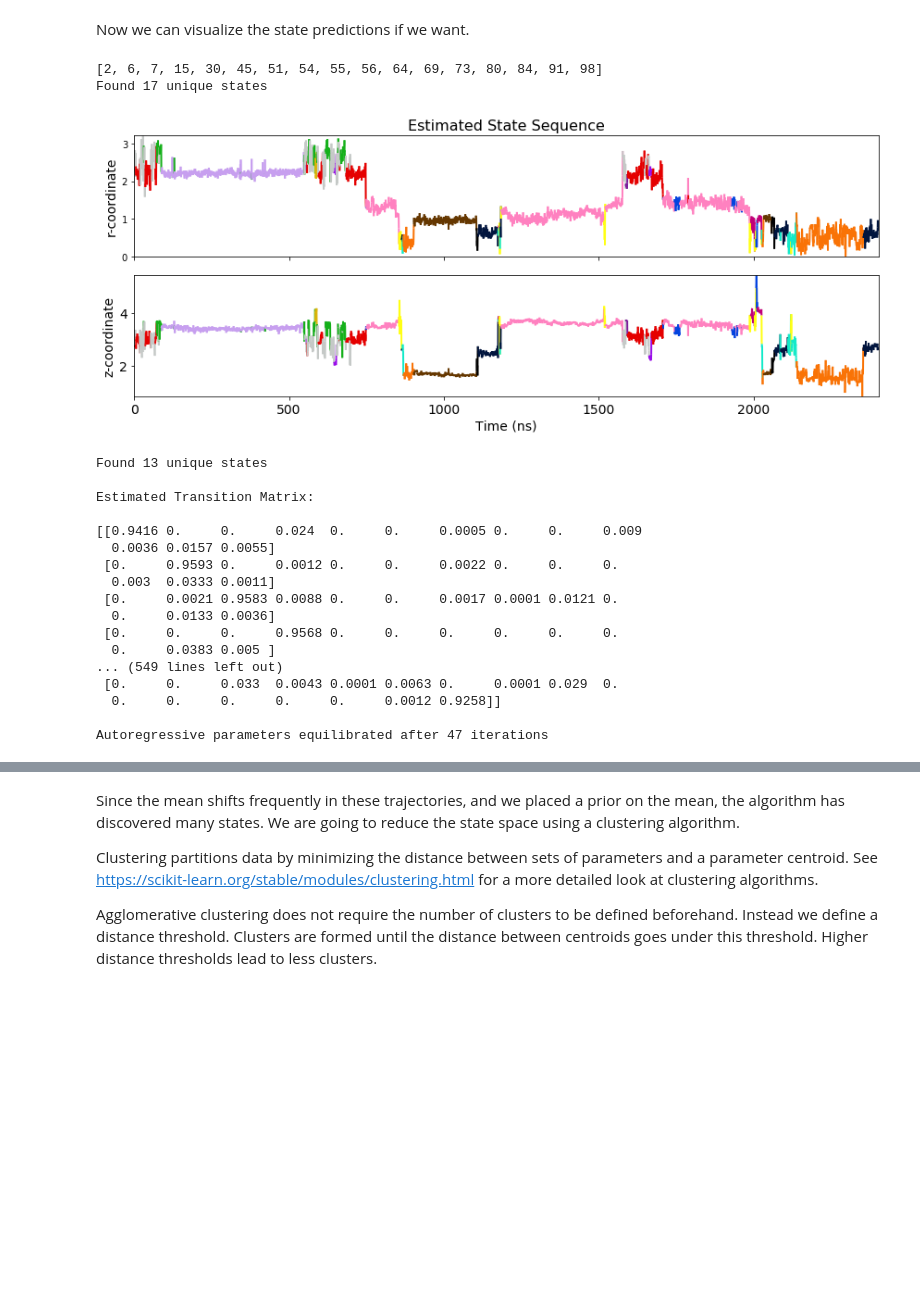
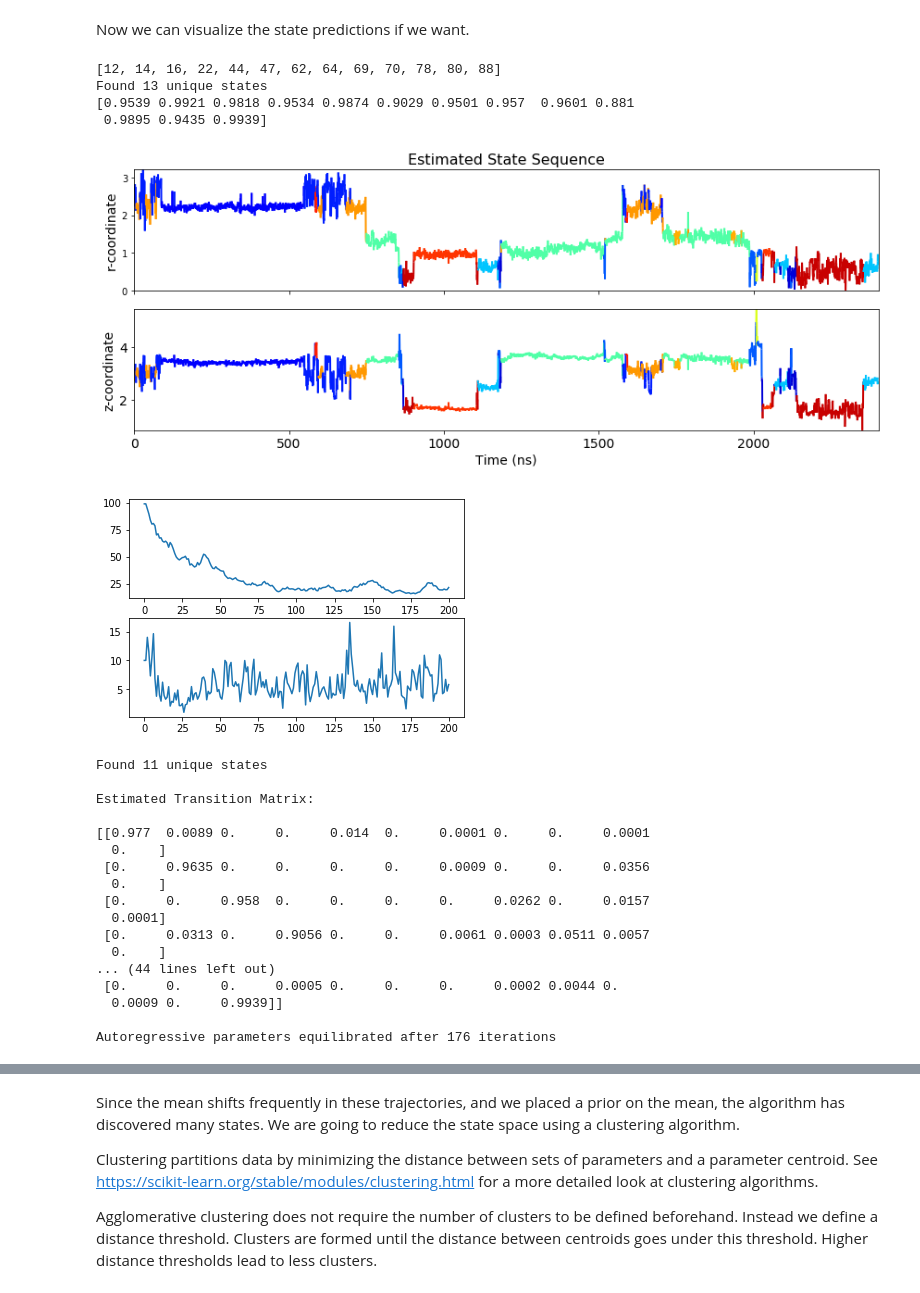
Before and after one commit to bencoscia/hdphmm, a Jupyter notebook: notebooks/Generating Stochastic Trajectory Realizations.ipynb, the cells around one changed output, grey strips where cells are left out. Saved outputs shown, nothing was run; the diff lists cells and outputs as text; code cells hidden in the pictures; blank space fills up the shorter version.

```diff
--- a/notebooks/Generating Stochastic Trajectory Realizations.ipynb
+++ b/notebooks/Generating Stochastic Trajectory Realizations.ipynb
@@ -58,38 +55,51 @@ for i in range(24):
 # %% [markdown]
 Now we can visualize the state predictions if we want.
 # %%
+%matplotlib inline
 #for i in range(3):
     #ihmm[i].summarize_results(traj_no=0)
-ihmm[2].summarize_results(traj_no=0)
+ihmm[1].summarize_results(traj_no=0)
 # %% [output]
-[2, 6, 7, 15, 30, 45, 51, 54, 55, 56, 64, 69, 73, 80, 84, 91, 98]
-Found 17 unique states
+[12, 14, 16, 22, 44, 47, 62, 64, 69, 70, 78, 80, 88]
+Found 13 unique states
+[0.9539 0.9921 0.9818 0.9534 0.9874 0.9029 0.9501 0.957  0.9601 0.881
+ 0.9895 0.9435 0.9939]
-[figure, old version]
+[figure, new version]
+# %%
+import matplotlib.pyplot as plt
+%matplotlib inline
+
+fig, ax = plt.subplots(2, 1)
+ax[0].plot(ihmm[0].convergence['kappa0'])
+ax[1].plot(ihmm[0].convergence['gamma0'])
+plt.show()
+# %% [output]
+[figure, added]
 # %%
 params = []
 
-for i in range(24):
-    ihmm[i]._get_params()
+for i in range(len(traj_no)):
+    ihmm[i]._get_params(recalculate_mle=False)
     params.append(ihmm[i].converged_params)
 # print(ihmm.converged_params['mu'].mean(axis=0))
 # from LLC_Membranes.llclib import file_rw
 
 # file_rw.save_object(ihmm.converged_params, 'params.pl')
 # %% [output]
-Found 13 unique states
+Found 11 unique states
 
 Estimated Transition Matrix:
 
-[[0.9416 0.     0.     0.024  0.     0.     0.0005 0.     0.     0.009
-  0.0036 0.0157 0.0055]
- [0.     0.9593 0.     0.0012 0.     0.     0.0022 0.     0.     0.
-  0.003  0.0333 0.0011]
- [0.     0.0021 0.9583 0.0088 0.     0.     0.0017 0.0001 0.0121 0.
-  0.     0.0133 0.0036]
- [0.     0.     0.     0.9568 0.     0.     0.     0.     0.     0.
-  0.     0.0383 0.005 ]
-... (549 lines left out)
- [0.     0.     0.033  0.0043 0.0001 0.0063 0.     0.0001 0.029  0.
-  0.     0.     0.     0.     0.     0.0012 0.9258]]
+[[0.977  0.0089 0.     0.     0.014  0.     0.0001 0.     0.     0.0001
+  0.    ]
+ [0.     0.9635 0.     0.     0.     0.     0.0009 0.     0.     0.0356
+  0.    ]
+ [0.     0.     0.958  0.     0.     0.     0.     0.0262 0.     0.0157
+  0.0001]
+ [0.     0.0313 0.     0.9056 0.     0.     0.0061 0.0003 0.0511 0.0057
+  0.    ]
+... (44 lines left out)
+ [0.     0.     0.     0.0005 0.     0.     0.     0.0002 0.0044 0.
+  0.0009 0.     0.9939]]
 
-Autoregressive parameters equilibrated after 47 iterations
+Autoregressive parameters equilibrated after 176 iterations
```
Also changed, not shown: parts of 15 cells of this notebook, 4 other files.
